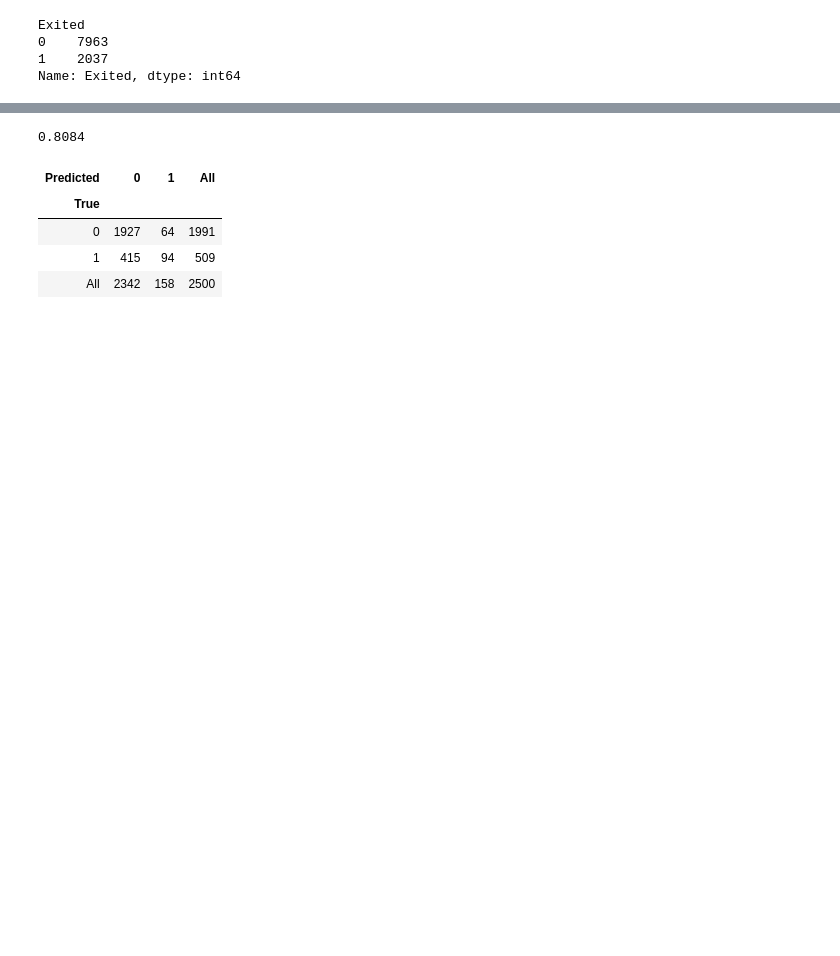
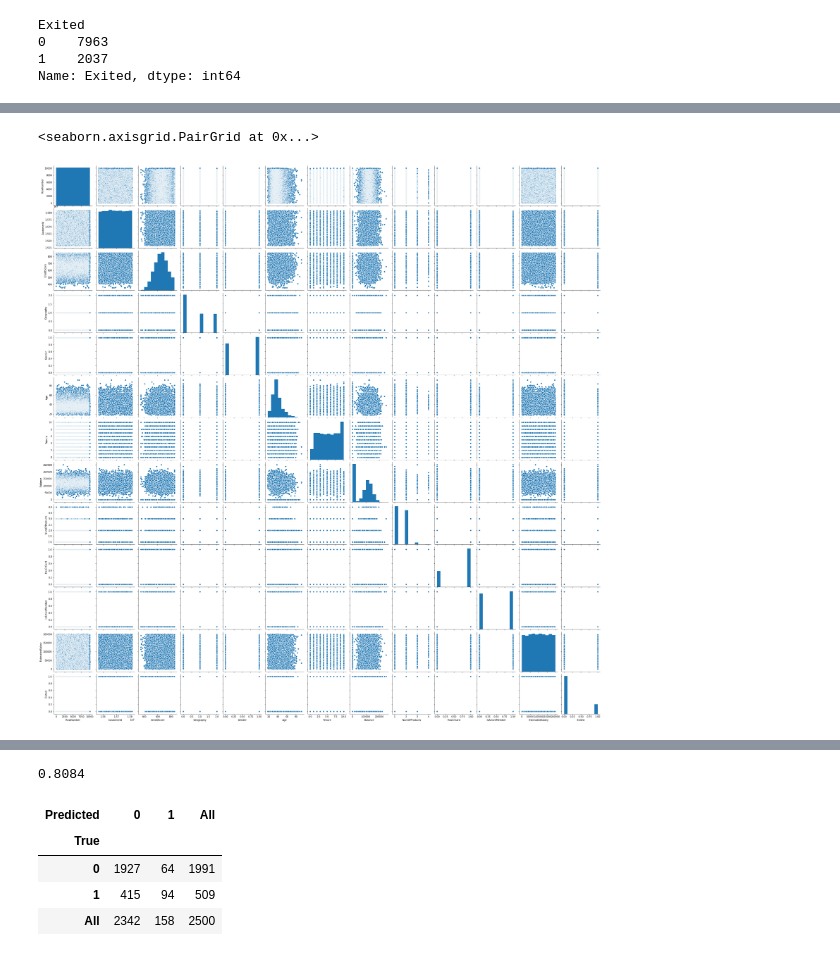
Before and after one commit to sandeepjakkaraju/bits-sem2-ml, a Jupyter notebook: ML-Assignment1.ipynb, the cells around one changed output, grey strips where cells are left out. Drawn from its saved outputs; the diff is of its cells as text; code cells hidden in the pictures; blank space fills up the shorter version.

```diff
--- a/ML-Assignment1.ipynb
+++ b/ML-Assignment1.ipynb
@@ -179,0 +213,5 @@ plt.show()
+# %%
+sns.pairplot(df)
+# %% [output]
+<seaborn.axisgrid.PairGrid at 0x...>
+[figure, added]
```
Also changed, not shown: parts of 25 cells of this notebook, 1 other file.
